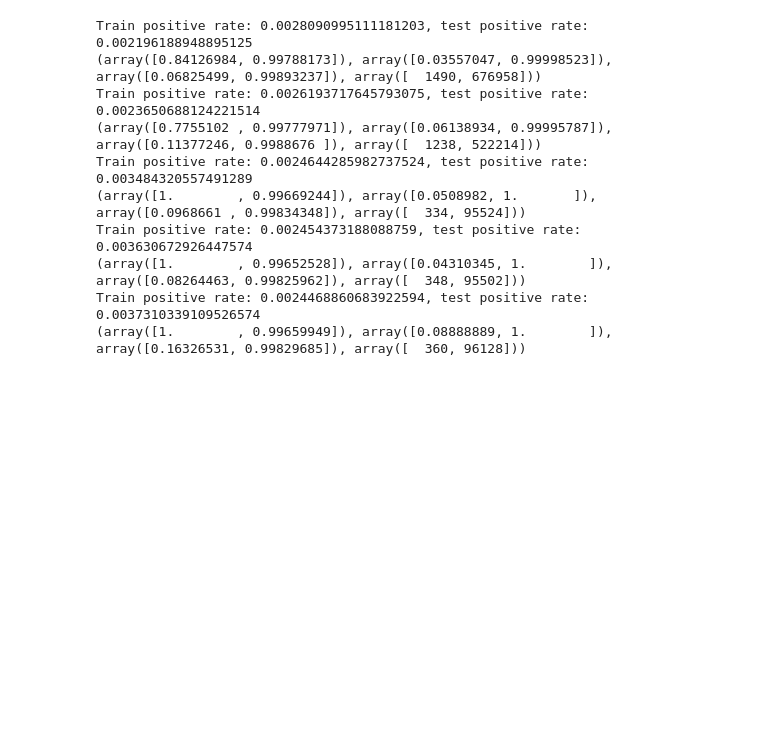
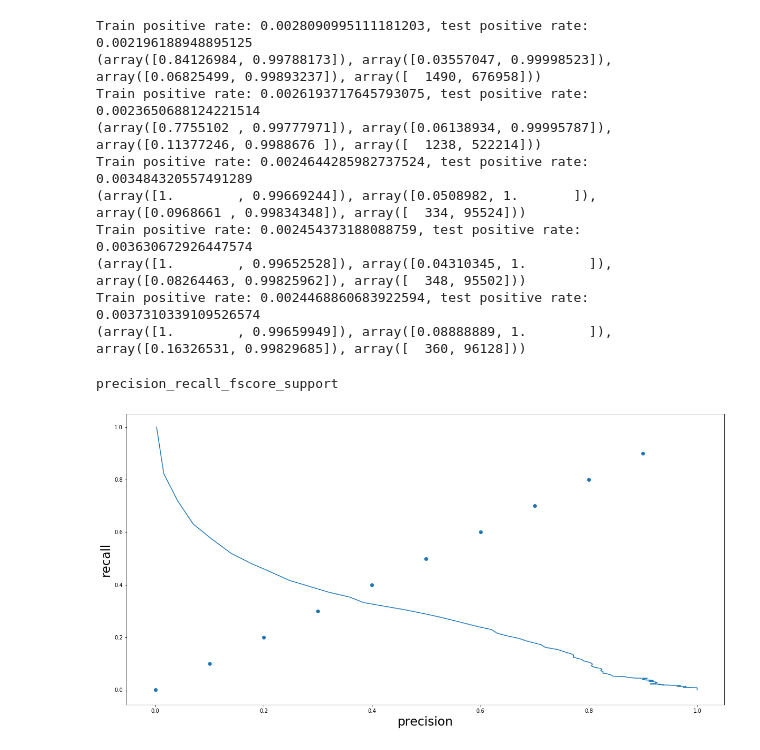
Before and after one commit to kokokostation/f723, a Jupyter notebook: notebooks/nonredundant.ipynb, the cells around one changed output. Drawn from its saved outputs; the diff is of its cells as text; code cells hidden in the pictures; blank space fills up the shorter version.

```diff
--- a/notebooks/nonredundant.ipynb
+++ b/notebooks/nonredundant.ipynb
@@ -106,3 +108,13 @@ Train positive rate: 0.002454373188088759, test positive rate: 0.003630672926447
 (array([1.        , 0.99652528]), array([0.04310345, 1.        ]), array([0.08264463, 0.99825962]), array([  348, 95502]))
 Train positive rate: 0.0024468860683922594, test positive rate: 0.0037310339109526574
 (array([1.        , 0.99659949]), array([0.08888889, 1.        ]), array([0.16326531, 0.99829685]), array([  360, 96128]))
+# %%
+plt.figure(figsize=(20, 10))
+
+plot_precision_recall_curve(ClassificationResult(
+    target=target == 1,
+    predicted=target_pred == 1,
+    predicted_proba=pred_proba));
+# %% [output]
+precision_recall_fscore_support
+[figure, added]
```
Also changed, not shown: parts of 1 cell of this notebook.
